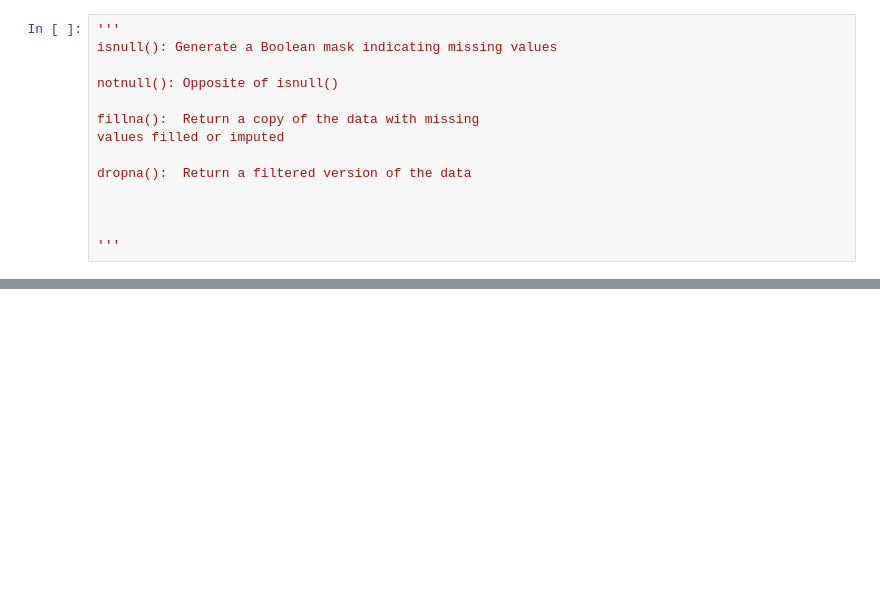
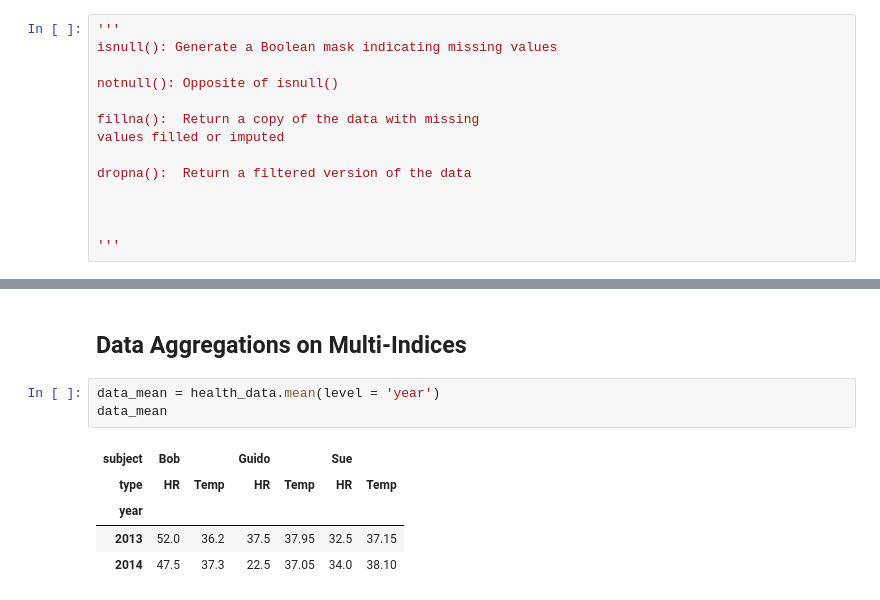
Before and after one commit to LuanDaSilva/PythonDS, a Jupyter notebook: Pandas Tutorial.ipynb, the cells around one changed output, grey strips where cells are left out. Saved outputs shown, nothing was run; the diff lists cells and outputs as text; blank space fills up the shorter version.

```diff
--- a/Pandas Tutorial.ipynb
+++ b/Pandas Tutorial.ipynb
@@ -786,0 +1371,11 @@ dropna():  Return a filtered version of the data
+# %% [markdown]
+## Data Aggregations on Multi-Indices
+# %%
+data_mean = health_data.mean(level = 'year')
+data_mean
+# %% [output]
+| subject | Bob |  | Guido |  | Sue |  |
+| type | HR | Temp | HR | Temp | HR | Temp |
+| year |  |  |  |  |  |  |
+| 2013 | 52.0 | 36.2 | 37.5 | 37.95 | 32.5 | 37.15 |
+| 2014 | 47.5 | 37.3 | 22.5 | 37.05 | 34.0 | 38.10 |
```
Also changed, not shown: parts of 82 cells of this notebook.
